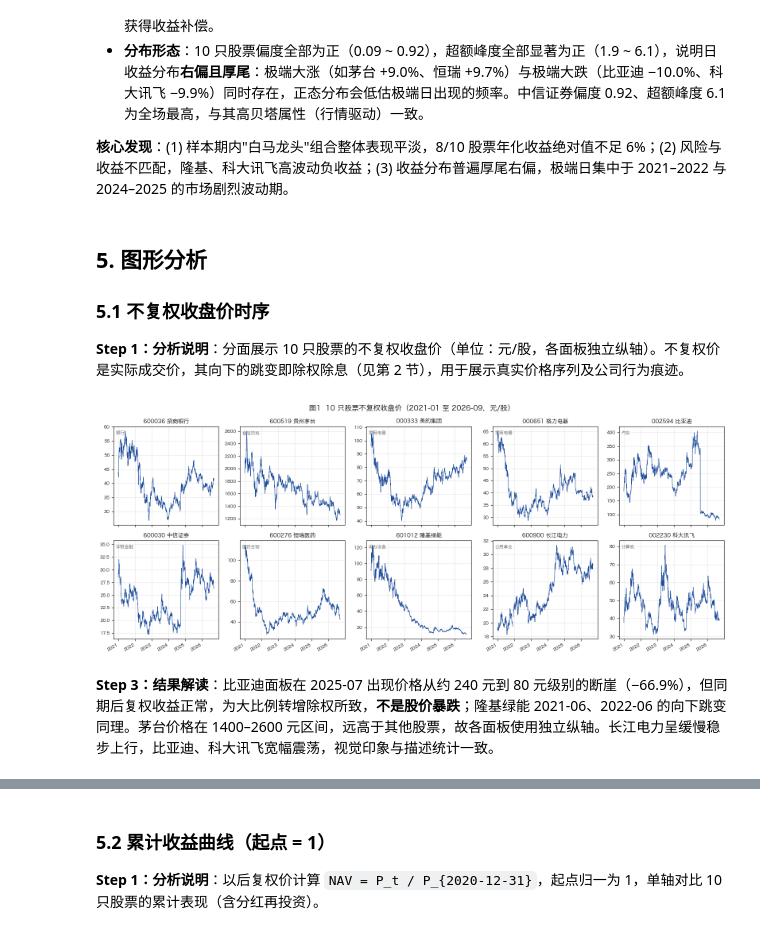
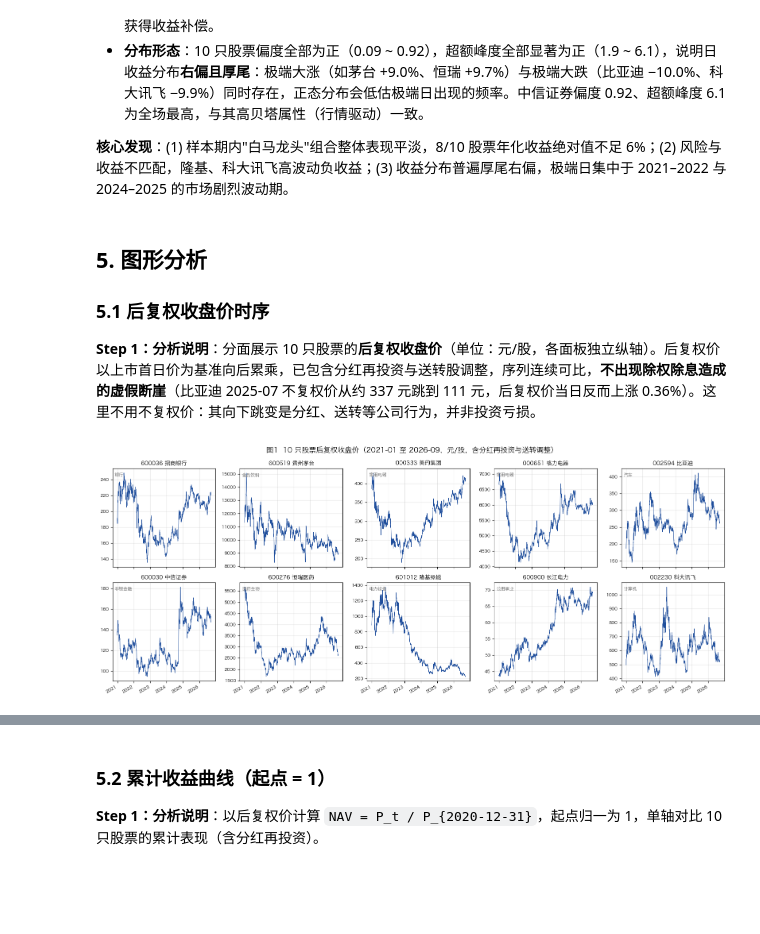
Before and after one commit to jenney33/FinEco-hw, a Jupyter notebook: hw02-1/hw02-1.ipynb, the cells around one changed output, grey strips where cells are left out. Saved outputs shown, nothing was run; the diff lists cells and outputs as text; code cells hidden in the pictures; blank space fills up the shorter version.

```diff
--- a/hw02-1/hw02-1.ipynb
+++ b/hw02-1/hw02-1.ipynb
@@ -78,13 +88,21 @@ sel
 - **异常收益**：检查后复权收益是否有超出涨跌停制度允许范围的观测（|r| > 20%）；
 - **单位**：价格单位为元/股，成交量为手，市值为亿元（第 6 节核验）。
 # %%
-# 读取行情面板（并集日历）
-raw_p, hfq_p, amt = {}, {}, {}
+# 读取行情面板（并集日历）：三种复权口径 + 成交额
+raw_p, qfq_p, hfq_p, amt = {}, {}, {}, {}
 for c in codes:
     r_ = pd.read_csv(f'data/raw/tx_daily_{c}_raw.csv', parse_dates=['date']).set_index('date')
+    q_ = pd.read_csv(f'data/raw/tx_daily_{c}_qfq.csv', parse_dates=['date']).set_index('date')
     h_ = pd.read_csv(f'data/raw/tx_daily_{c}_hfq.csv', parse_dates=['date']).set_index('date')
-    raw_p[c] = r_['close']; amt[c] = r_['amount']; hfq_p[c] = h_['close']
-P_raw = pd.DataFrame(raw_p); P_hfq = pd.DataFrame(hfq_p); AMT = pd.DataFrame(amt)
+    raw_p[c] = r_['close']; qfq_p[c] = q_['close']; hfq_p[c] = h_['close']; amt[c] = r_['amount']
+P_raw = pd.DataFrame(raw_p); P_qfq = pd.DataFrame(qfq_p)
+P_hfq = pd.DataFrame(hfq_p); AMT = pd.DataFrame(amt)
+# 三种口径的日期索引必须完全一致（跨口径对齐检查）
+assert P_raw.index.equals(P_qfq.index) and P_raw.index.equals(P_hfq.index), '三口径日期索引不一致'
+print('三种复权口径日期索引完全对齐 ✓（均为并集交易日历）')
+print('末日 2026-09-16 收盘价对照（前复权应与不复权完全相等）:')
+print(pd.DataFrame({'不复权': P_raw.iloc[-1], '前复权': P_qfq.iloc[-1],
+                    '后复权': P_hfq.iloc[-1]}).rename(index=names).round(2).to_string())
 
 print('== 成交额样例（腾讯接口 amount 字段，按数量级推断单位为万元）==')
 print(f"招商银行 2026-09-16 成交额 {AMT['600036'].iloc[-1]:,.0f} 万元 ≈ {AMT['600036'].iloc[-1]/1e4:.1f} 亿元，量级合理")
@@ -289,23 +400,21 @@ desc.round(2)
 # %% [markdown]
 ## 5. 图形分析
 
-### 5.1 不复权收盘价时序
+### 5.1 后复权收盘价时序
 
-**Step 1：分析说明**：分面展示 10 只股票的不复权收盘价（单位：元/股，各面板独立纵轴）。不复权价是实际成交价，其向下的跳变即除权除息（见第 2 节），用于展示真实价格序列及公司行为痕迹。
+**Step 1：分析说明**：分面展示 10 只股票的**后复权收盘价**（单位：元/股，各面板独立纵轴）。后复权价以上市首日价为基准向后累乘，已包含分红再投资与送转股调整，序列连续可比，**不出现除权除息造成的虚假断崖**（比亚迪 2025-07 不复权价从约 337 元跳到 111 元，后复权价当日反而上涨 0.36%）。这里不用不复权价：其向下跳变是分红、送转等公司行为，并非投资亏损。
 # %%
 fig, axes = plt.subplots(2, 5, figsize=(16, 6.5), sharex=True)
 for ax, c in zip(axes.ravel(), codes):
-    ax.plot(P_raw.index, P_raw[c], lw=0.8, color='#1f4e9c')
+    ax.plot(P_hfq.index, P_hfq[c], lw=0.8, color='#1f4e9c')
     ax.set_title(f'{c} {names[c]}', fontsize=10)
     ax.tick_params(labelsize=8)
     ax.grid(alpha=0.3)
     ax.annotate(f'{industries[c]}', xy=(0.02, 0.92), xycoords='axes fraction', fontsize=8, color='#666666')
-fig.suptitle('图1  10 只股票不复权收盘价（2021-01 至 2026-09，元/股）', fontsize=13)
+fig.suptitle('图1  10 只股票后复权收盘价（2021-01 至 2026-09，元/股，含分红再投资与送转调整）', fontsize=13)
 fig.autofmt_xdate(rotation=30)
 plt.tight_layout()
-plt.savefig('figs/fig1-raw-close.png', dpi=150, bbox_inches='tight')
+plt.savefig('figs/fig1-hfq-close.png', dpi=150, bbox_inches='tight')
 plt.show()
 # %% [output]
-[figure, old version]
+[figure, new version]
-# %% [markdown]
-**Step 3：结果解读**：比亚迪面板在 2025-07 出现价格从约 240 元到 80 元级别的断崖（−66.9%），但同期后复权收益正常，为大比例转增除权所致，**不是股价暴跌**；隆基绿能 2021-06、2022-06 的向下跳变同理。茅台价格在 1400–2600 元区间，远高于其他股票，故各面板使用独立纵轴。长江电力呈缓慢稳步上行，比亚迪、科大讯飞宽幅震荡，视觉印象与描述统计一致。
```
Also changed, not shown: parts of 12 cells of this notebook, 18 other files.
